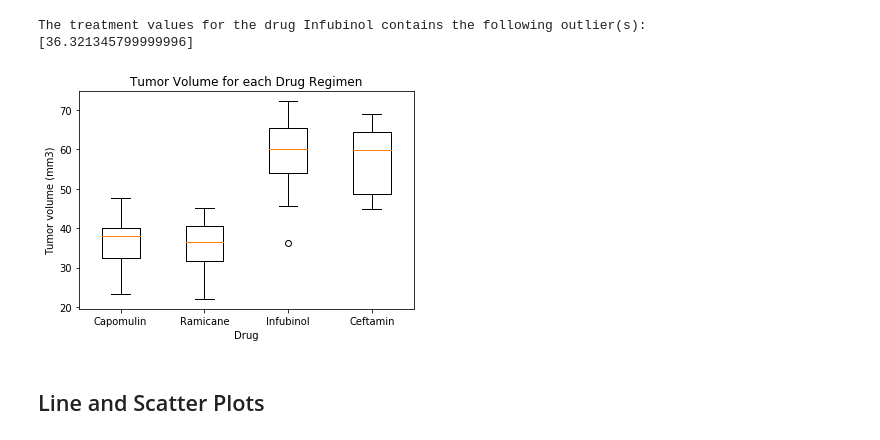
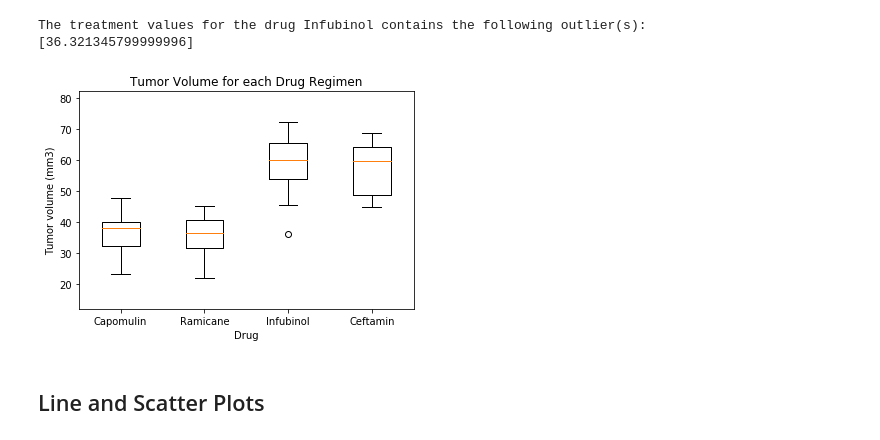
Before and after one commit to mgood13/matplotlib_challenge, a Jupyter notebook: pymaceuticals_starter.ipynb, the cells around one changed output. Saved outputs shown, nothing was run; the diff lists cells and outputs as text; code cells hidden in the pictures.

```diff
--- a/pymaceuticals_starter.ipynb
+++ b/pymaceuticals_starter.ipynb
@@ -236,6 +239,8 @@ tumor_vol = [[] for i in range(len(treatments))]
 
 # Calculate the IQR and quantitatively determine if there are any potential outliers.
 inter_quartile_ranges = []
+maxval = 0
+minval = 100
 
 # Create an empty list of lists to hold all of the outliers
 outliers = [[] for i in range(len(treatments))]
@@ -251,6 +256,12 @@ for drug in treatments:
     # Loop through the Tumor Volume column and place them into the list
     for i in temp_df['Tumor Volume (mm3)']:
         tumor_vol[treatments.index(drug)].append(i)
+
+    # Evaluate the maximum and minimum values for y-limits
+    if max(tumor_vol[treatments.index(drug)]) > maxval:
+        maxval = max(tumor_vol[treatments.index(drug)])
+    if min(tumor_vol[treatments.index(drug)]) < minval:
+        minval = min(tumor_vol[treatments.index(drug)])
 
     # Calculate the interquartile range and store all ranges if needed later
     iqr = np.quantile(tumor_vol[treatments.index(drug)],0.75) - np.quantile(tumor_vol[treatments.index(drug)],0.25)
@@ -282,13 +293,14 @@ The treatment values for the drug Infubinol contains the following outlier(s):
 # %%
 # Generate a box plot of the final tumor volume of each mouse across four regimens of interest
 plt.boxplot(tumor_vol, labels = treatments)
 
 plt.xlabel('Drug')
 plt.ylabel('Tumor volume (mm3)')
 plt.title('Tumor Volume for each Drug Regimen')
+plt.ylim([minval - 10,maxval + 10])
 plt.show()
 # You can see the single outlier we calculated above
 # %% [output]
-[figure, old version]
+[figure, new version]
 # %% [markdown]
 ## Line and Scatter Plots
```
Also changed, not shown: parts of 5 cells of this notebook.
